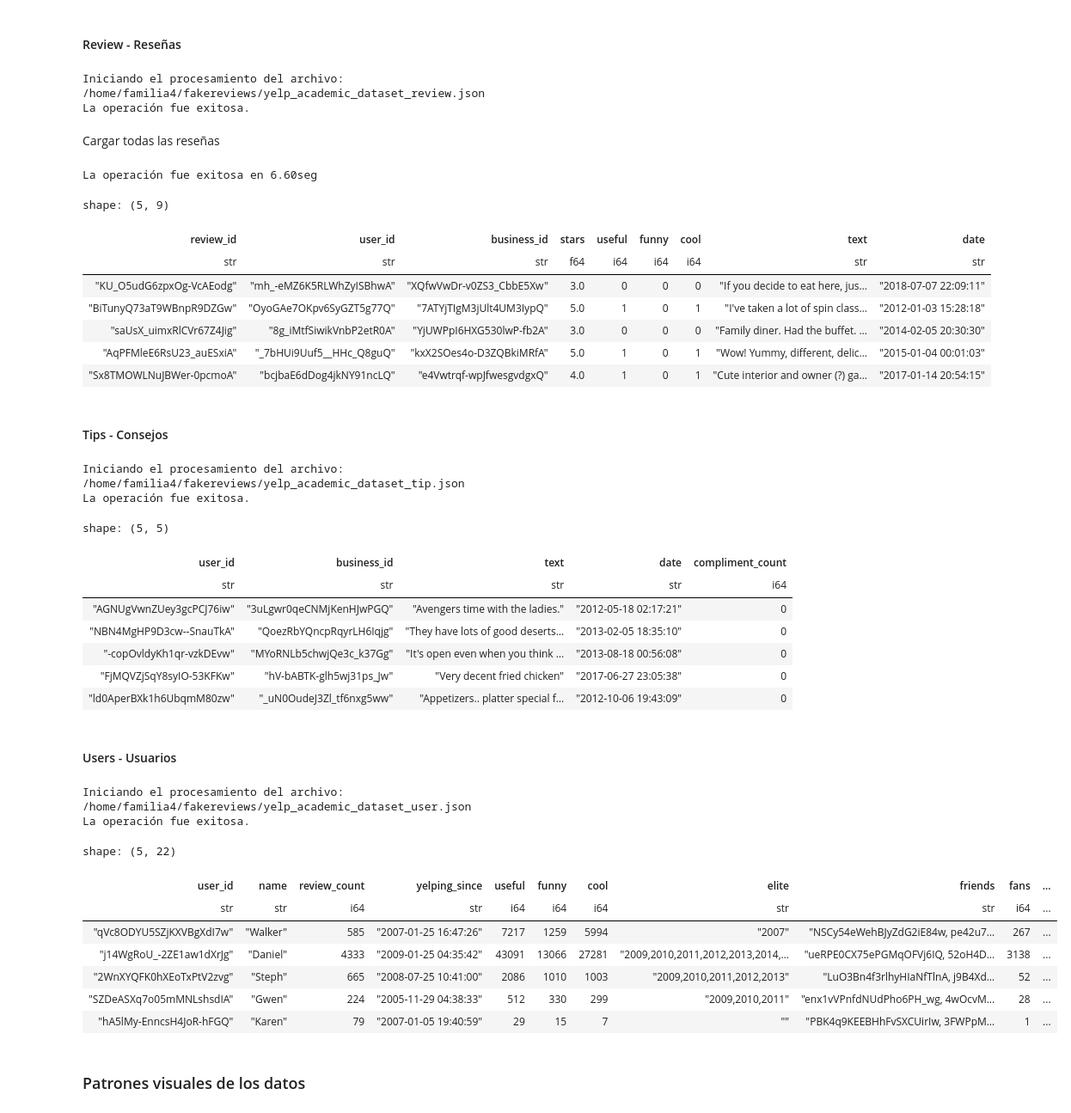
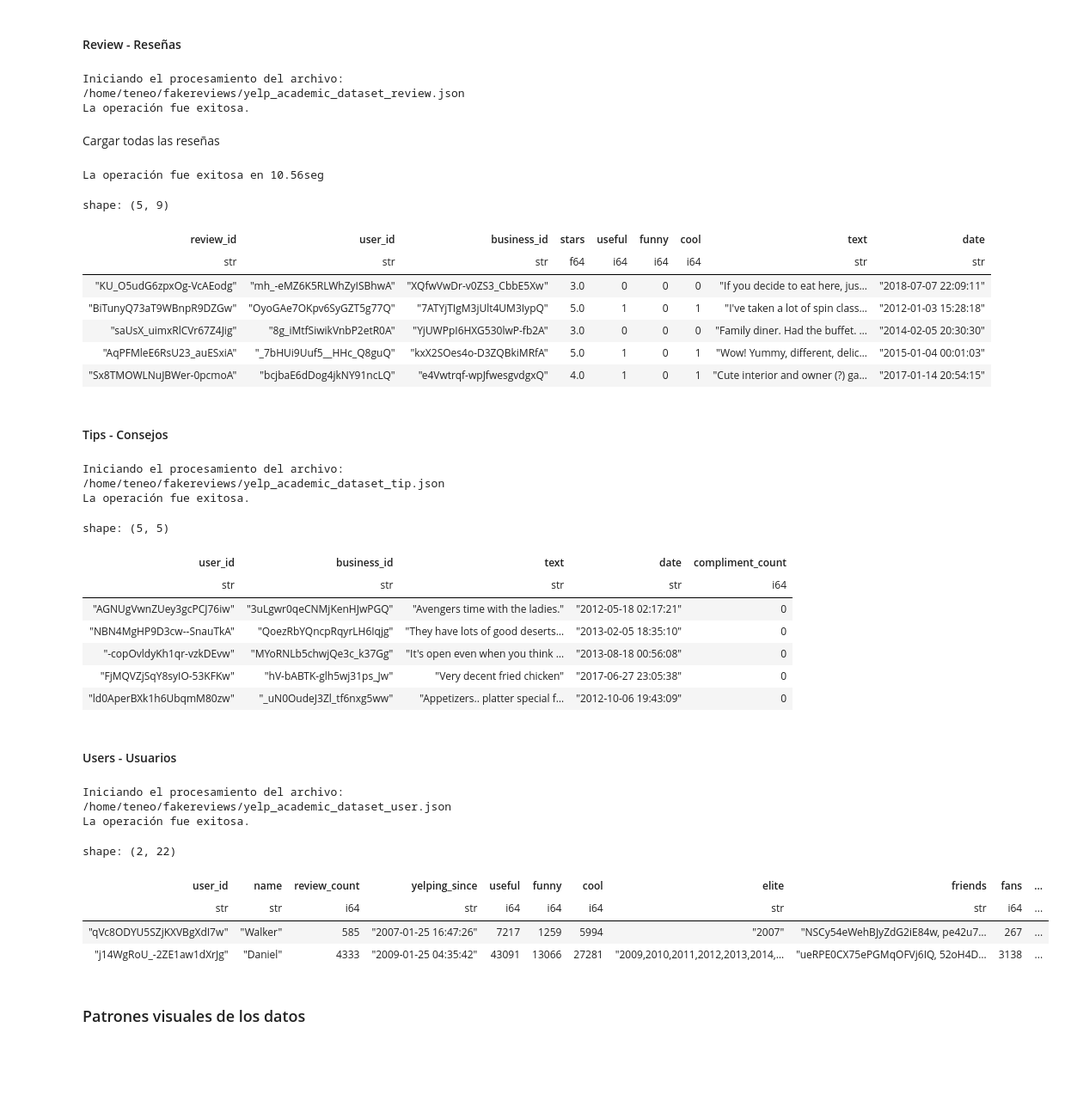
Before and after one commit to ceuratfmg2mai/fakereviews, a Jupyter notebook: 01. procesamiento_datos_yelp.ipynb, the cells around one changed output. Shown at 86% size. Drawn from its saved outputs; the diff is of its cells as text; code cells hidden in the pictures; blank space fills up the shorter version.

```diff
--- a/01. procesamiento_datos_yelp.ipynb
+++ b/01. procesamiento_datos_yelp.ipynb
@@ -167,5 +177,5 @@ except Exception as e:
 else:
     print(f"La operación fue exitosa en {time.time()-start_time:.2f}seg")
     # Muestra las primeras 5 filas del DataFrame
-    display(df_data_business_pl.limit(25).head(5))
+    display(df_data_business_pl.limit(5).head(3))
 # %% [output]
@@ -221,7 +229,7 @@ except Exception as e:
 else:
     print("La operación fue exitosa.")
 # %% [output]
-Iniciando el procesamiento del archivo: /home/familia4/fakereviews/yelp_academic_dataset_review.json
+Iniciando el procesamiento del archivo: /home/teneo/fakereviews/yelp_academic_dataset_review.json
 La operación fue exitosa.
 # %% [markdown]
 Cargar todas las reseñas
@@ -236,7 +244,7 @@ else:
     print(f"La operación fue exitosa en {time.time()-start_time:.2f}seg")
     display(df_data_review_pl.head(5))
 # %% [output]
-La operación fue exitosa en 6.60seg
+La operación fue exitosa en 10.56seg
 shape: (5, 9)
 | review_id | user_id | business_id | stars | useful | funny | cool | text | date |
 | str | str | str | f64 | i64 | i64 | i64 | str | str |
@@ -263,7 +271,7 @@ else:
     # Muestra las primeras 5 filas del DataFrame
     display(df_data_tip_pl.limit(25).head(5))
 # %% [output]
-Iniciando el procesamiento del archivo: /home/familia4/fakereviews/yelp_academic_dataset_tip.json
+Iniciando el procesamiento del archivo: /home/teneo/fakereviews/yelp_academic_dataset_tip.json
 La operación fue exitosa.
 shape: (5, 5)
 | user_id | business_id | text | date | compliment_count |
@@ -278,29 +286,23 @@ shape: (5, 5)
 # %%
 print(f"Iniciando el procesamiento del archivo: {yelp_user_file_path}")
 df_data_user_pl = None
 try:
     #Lee el archivo especificado y no lo carga inmediatamente en la memoria
-    df_data_user = pl.scan_ndjson(yelp_user_file_path)
-    #Lee los datos del archivo, los procesa y los almacena en un DataFrame
-    df_data_user_pl = df_data_user.limit(25).collect(engine='streaming')
+    df_data_user_pl = pl.scan_ndjson(yelp_user_file_path)
 except Exception as e:
     print(f"\nOcurrió un error durante el procesamiento:")
     print(e)
 else:
     print("La operación fue exitosa.")
-    # Muestra las primeras 5 filas del DataFrame
-    display(df_data_user_pl.limit(25).head(5))
+    display(df_data_user_pl.collect(engine='streaming').limit(25).head(2))
 # %% [output]
-Iniciando el procesamiento del archivo: /home/familia4/fakereviews/yelp_academic_dataset_user.json
+Iniciando el procesamiento del archivo: /home/teneo/fakereviews/yelp_academic_dataset_user.json
 La operación fue exitosa.
-shape: (5, 22)
+shape: (2, 22)
 | user_id | name | review_count | yelping_since | useful | funny | cool | elite | friends | fans | ... |
 | str | str | i64 | str | i64 | i64 | i64 | str | str | i64 | ... |
 | "qVc8ODYU5SZjKXVBgXdI7w" | "Walker" | 585 | "2007-01-25 16:47:26" | 7217 | 1259 | 5994 | "2007" | "NSCy54eWehBJyZdG2iE84w, pe42u7… | 267 | ... |
 | "j14WgRoU_-2ZE1aw1dXrJg" | "Daniel" | 4333 | "2009-01-25 04:35:42" | 43091 | 13066 | 27281 | "2009,2010,2011,2012,2013,2014,… | "ueRPE0CX75ePGMqOFVj6IQ, 52oH4D… | 3138 | ... |
-| "2WnXYQFK0hXEoTxPtV2zvg" | "Steph" | 665 | "2008-07-25 10:41:00" | 2086 | 1010 | 1003 | "2009,2010,2011,2012,2013" | "LuO3Bn4f3rlhyHIaNfTlnA, j9B4Xd… | 52 | ... |
-| "SZDeASXq7o05mMNLshsdIA" | "Gwen" | 224 | "2005-11-29 04:38:33" | 512 | 330 | 299 | "2009,2010,2011" | "enx1vVPnfdNUdPho6PH_wg, 4wOcvM… | 28 | ... |
-| "hA5lMy-EnncsH4JoR-hFGQ" | "Karen" | 79 | "2007-01-05 19:40:59" | 29 | 15 | 7 | "" | "PBK4q9KEEBHhFvSXCUirIw, 3FWPpM… | 1 | ... |
 # %% [markdown]
 ### Patrones visuales de los datos
 # %% [markdown]
```
Also changed, not shown: parts of 36 cells of this notebook.
